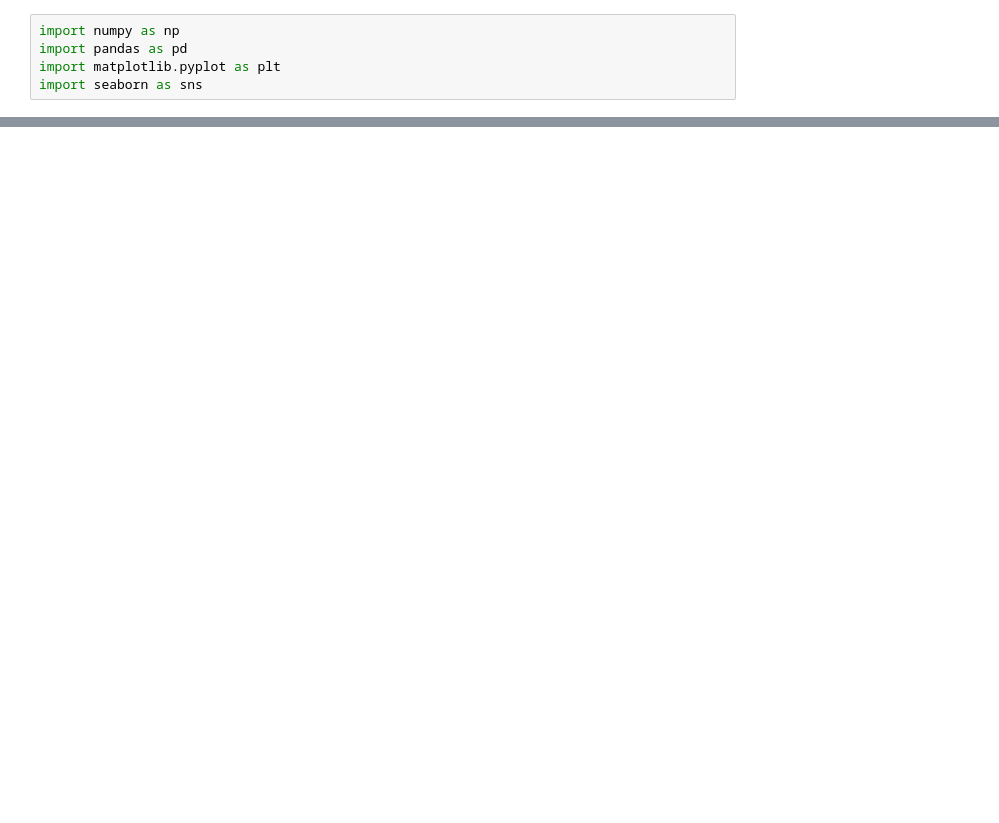
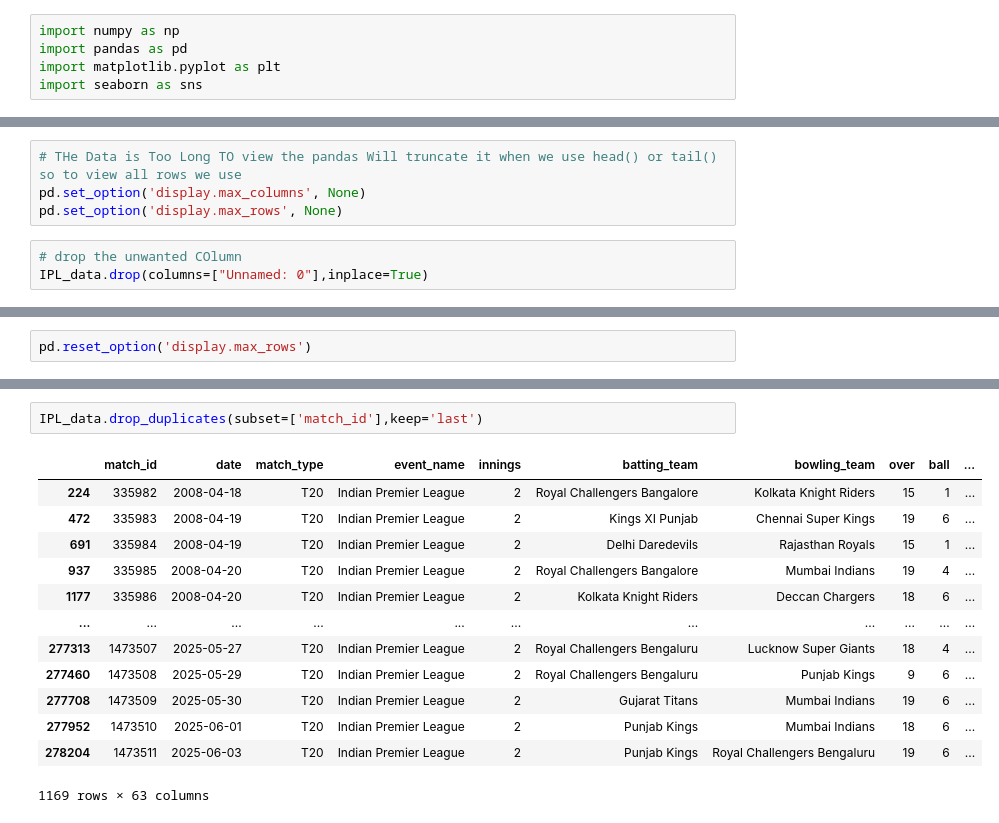
Before and after one commit to Varunkumar2516/Data_Analysis_Projects, a Jupyter notebook: 4. IPL DATA (2008-2025)/ipl.ipynb, the cells around one changed output, grey strips where cells are left out. Saved outputs shown, nothing was run; the diff lists cells and outputs as text; blank space fills up the shorter version.

```diff
--- a/4. IPL DATA (2008-2025)/ipl.ipynb
+++ b/4. IPL DATA (2008-2025)/ipl.ipynb
@@ -32,0 +13,7 @@ df[df.duplicated()]
+# %%
+# THe Data is Too Long TO view the pandas Will truncate it when we use head() or tail() so to view all rows we use
+pd.set_option('display.max_columns', None)
+pd.set_option('display.max_rows', None)
+# %%
+# drop the unwanted COlumn
+IPL_data.drop(columns=["Unnamed: 0"],inplace=True)
@@ -32,0 +42,2 @@ df[df.duplicated()]
+# %%
+pd.reset_option('display.max_rows')
@@ -32,0 +55,16 @@ df[df.duplicated()]
+# %%
+IPL_data.drop_duplicates(subset=['match_id'],keep='last')
+# %% [output]
+|  | match_id | date | match_type | event_name | innings | batting_team | bowling_team | over | ball | ... |
+| 224 | 335982 | 2008-04-18 | T20 | Indian Premier League | 2 | Royal Challengers Bangalore | Kolkata Knight Riders | 15 | 1 | ... |
+| 472 | 335983 | 2008-04-19 | T20 | Indian Premier League | 2 | Kings XI Punjab | Chennai Super Kings | 19 | 6 | ... |
+| 691 | 335984 | 2008-04-19 | T20 | Indian Premier League | 2 | Delhi Daredevils | Rajasthan Royals | 15 | 1 | ... |
+| 937 | 335985 | 2008-04-20 | T20 | Indian Premier League | 2 | Royal Challengers Bangalore | Mumbai Indians | 19 | 4 | ... |
+| 1177 | 335986 | 2008-04-20 | T20 | Indian Premier League | 2 | Kolkata Knight Riders | Deccan Chargers | 18 | 6 | ... |
+| ... | ... | ... | ... | ... | ... | ... | ... | ... | ... | ... |
+| 277313 | 1473507 | 2025-05-27 | T20 | Indian Premier League | 2 | Royal Challengers Bengaluru | Lucknow Super Giants | 18 | 4 | ... |
+| 277460 | 1473508 | 2025-05-29 | T20 | Indian Premier League | 2 | Royal Challengers Bengaluru | Punjab Kings | 9 | 6 | ... |
+| 277708 | 1473509 | 2025-05-30 | T20 | Indian Premier League | 2 | Gujarat Titans | Mumbai Indians | 19 | 6 | ... |
+| 277952 | 1473510 | 2025-06-01 | T20 | Indian Premier League | 2 | Punjab Kings | Mumbai Indians | 18 | 6 | ... |
+| 278204 | 1473511 | 2025-06-03 | T20 | Indian Premier League | 2 | Punjab Kings | Royal Challengers Bengaluru | 19 | 6 | ... |
+1169 rows × 63 columns
```
Also changed, not shown: parts of 26 cells of this notebook, 5 other files.
